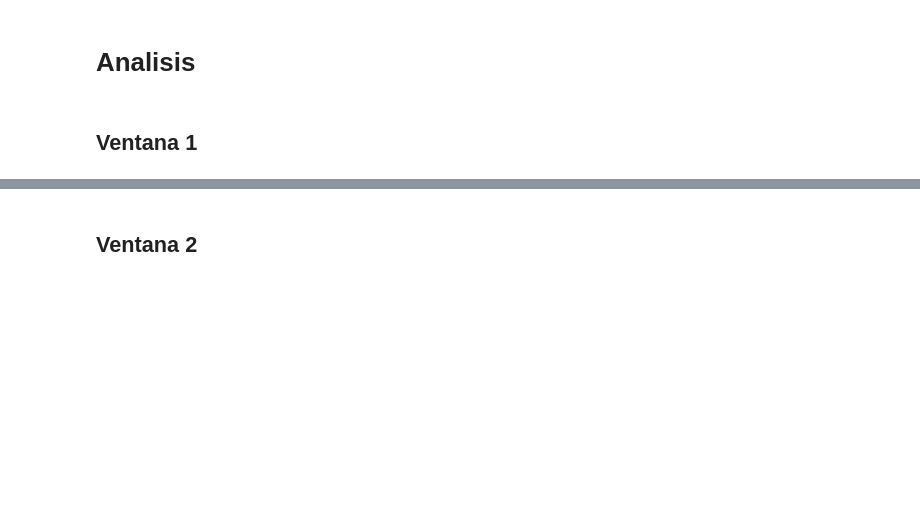
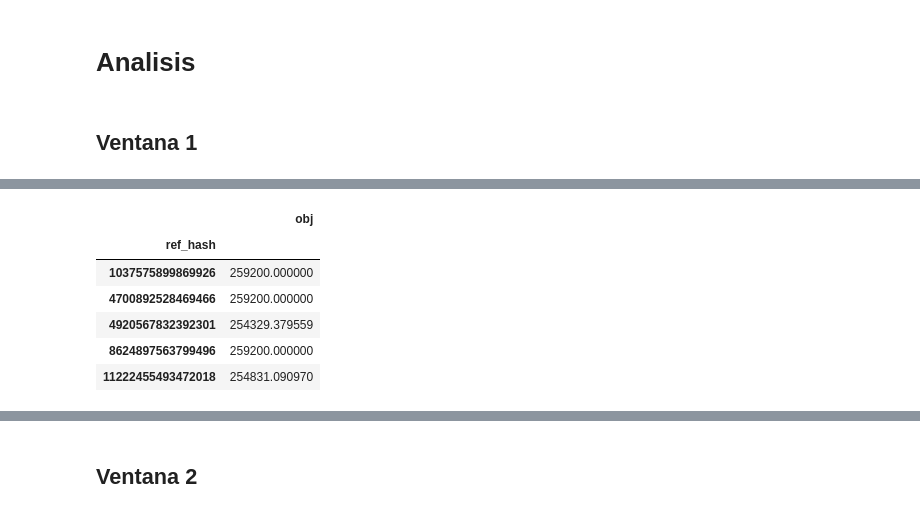
Before and after one commit to EugeniaFranchi/TP-Datos-2019, a Jupyter notebook: TP2/Catboost.ipynb, the cells around one changed output, grey strips where cells are left out. Cells and saved outputs as stored; diff of their text form; code cells hidden in the pictures; blank space fills up the shorter version.

```diff
--- a/TP2/Catboost.ipynb
+++ b/TP2/Catboost.ipynb
@@ -265,0 +211,2 @@ print(mean_squared_error(label4, preds1))
+# %%
+target = pd.read_csv('data/final.csv', low_memory=False, names=['ref_hash'])
@@ -265,0 +228,10 @@ print(mean_squared_error(label4, preds1))
+# %%
+mergeados.head()
+# %% [output]
+|  | obj |
+| ref_hash |  |
+| 1037575899869926 | 259200.000000 |
+| 4700892528469466 | 259200.000000 |
+| 4920567832392301 | 254329.379559 |
+| 8624897563799496 | 259200.000000 |
+| 11222455493472018 | 254831.090970 |
```
Also changed, not shown: parts of 34 cells of this notebook.
